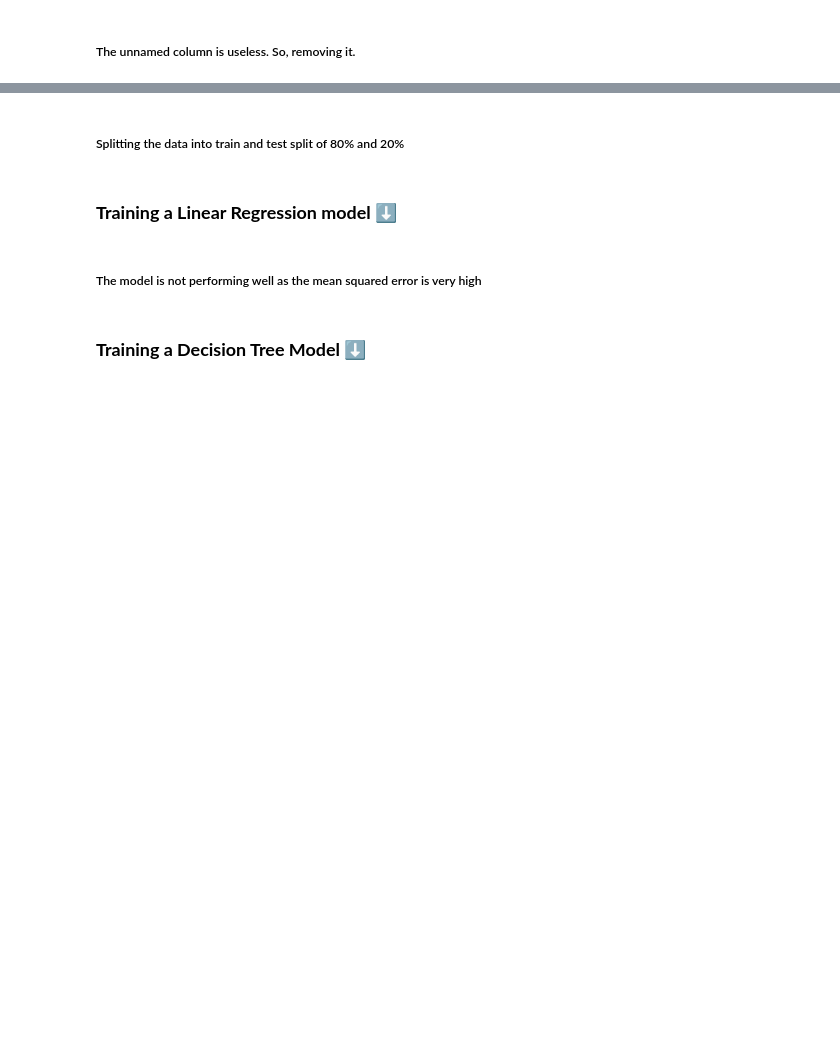
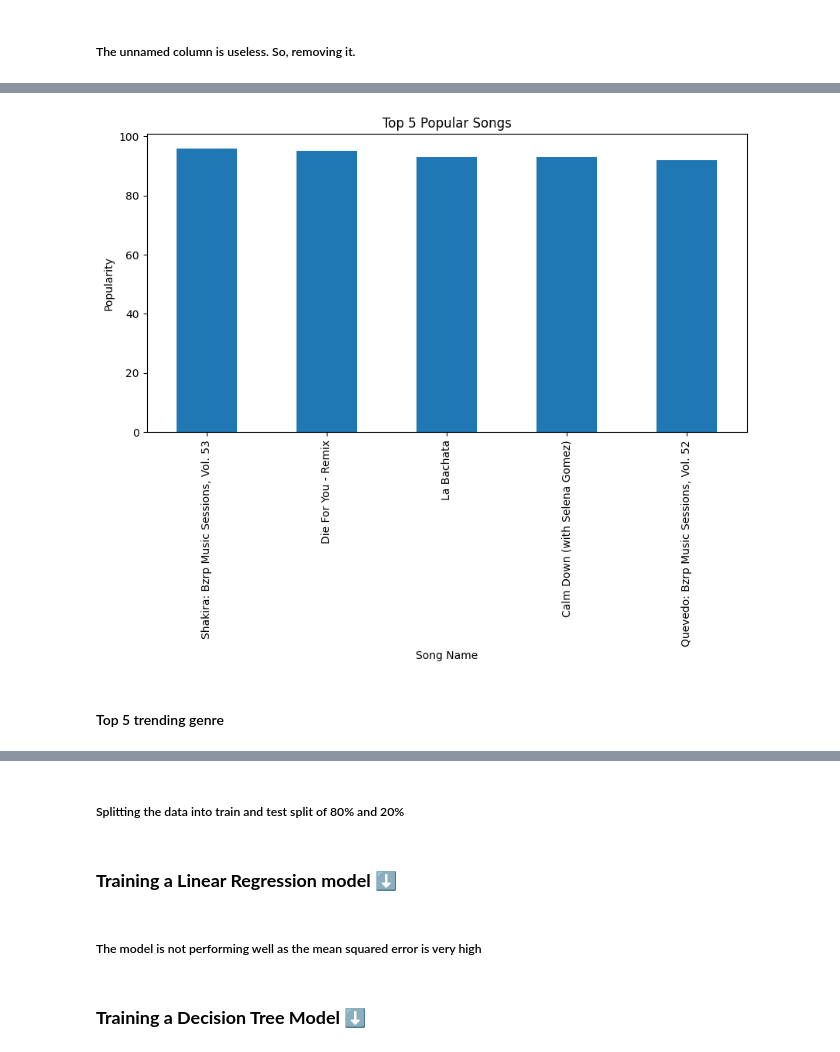
Before and after one commit to Abstract-Dex/Spotify-Data-Insights, a Jupyter notebook: main.ipynb, the cells around one changed output, grey strips where cells are left out. Saved outputs shown, nothing was run; the diff lists cells and outputs as text; code cells hidden in the pictures; blank space fills up the shorter version.

```diff
--- a/main.ipynb
+++ b/main.ipynb
@@ -33,0 +123,3 @@ df.describe()
+# %%
+popular_songs=df.groupby('track_name')['popularity'].mean().sort_values(ascending=False).head(5)
+popular_songs
@@ -33,0 +134,8 @@ df.describe()
+# %%
+#visualizing the top 5 popular songs
+popular_songs.plot(kind='bar',figsize=(10,5),xlabel='Song Name',ylabel='Popularity',title='Top 5 Popular Songs')
+plt.show()
+# %% [output]
+[figure, added]
+# %% [markdown]
+#### Top 5 trending genre
```
Also changed, not shown: parts of 41 cells of this notebook.
